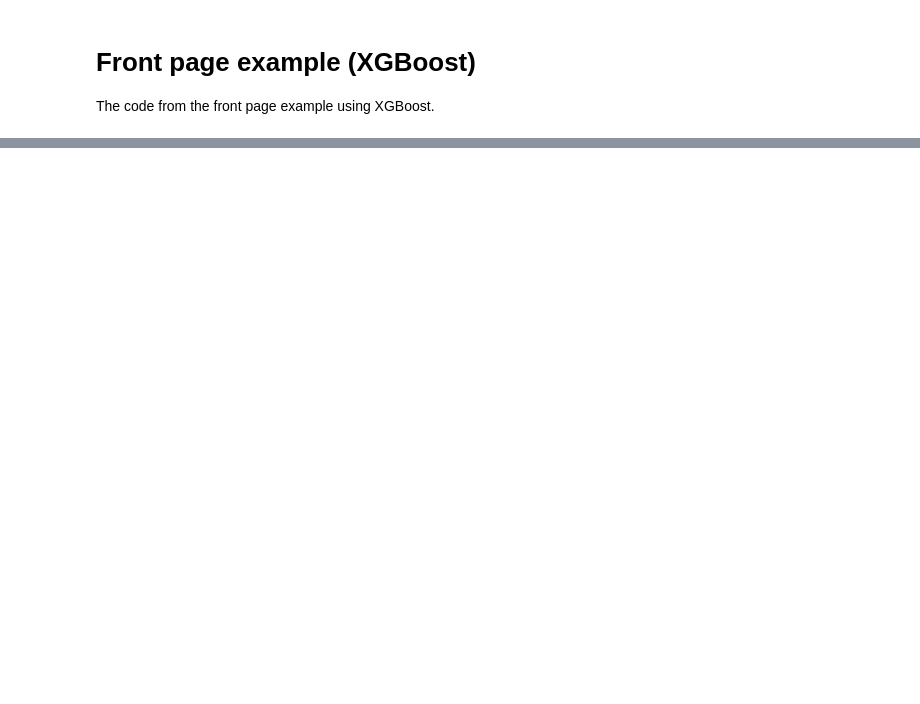
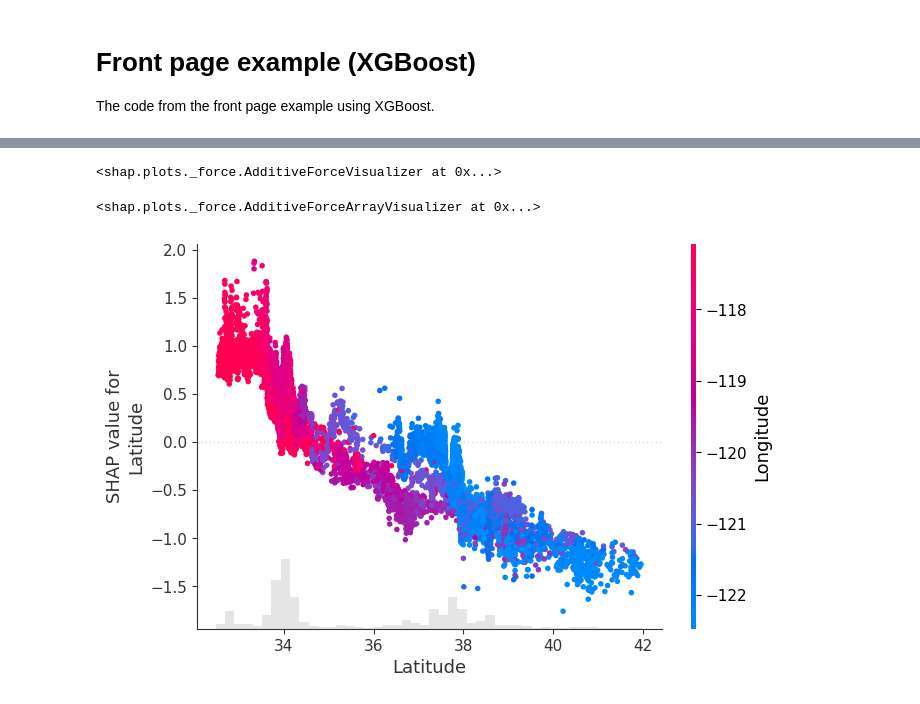
Before and after one commit to shap/shap, a Jupyter notebook: notebooks/tabular_examples/tree_based_models/Front page example (XGBoost).ipynb, the cells around one changed output, grey strips where cells are left out. Drawn from its saved outputs; the diff is of its cells as text; code cells hidden in the pictures; blank space fills up the shorter version.

```diff
--- a/notebooks/tabular_examples/tree_based_models/Front page example (XGBoost).ipynb
+++ b/notebooks/tabular_examples/tree_based_models/Front page example (XGBoost).ipynb
@@ -59,0 +35,15 @@ shap_values.expected_value
+# %%
+# visualize the first prediction's explanation with a force plot
+shap.plots.force(shap_values[0])
+# %% [output]
+<shap.plots._force.AdditiveForceVisualizer at 0x...>
+# %%
+# visualize all the training set predictions
+shap.plots.force(shap_values[:500])
+# %% [output]
+<shap.plots._force.AdditiveForceArrayVisualizer at 0x...>
+# %%
+# create a dependence scatter plot to show the effect of a single feature across the whole dataset
+shap.plots.scatter(shap_values[:, "Latitude"], color=shap_values)
+# %% [output]
+[figure, added]
```
Also changed, not shown: parts of 16 cells of this notebook.
